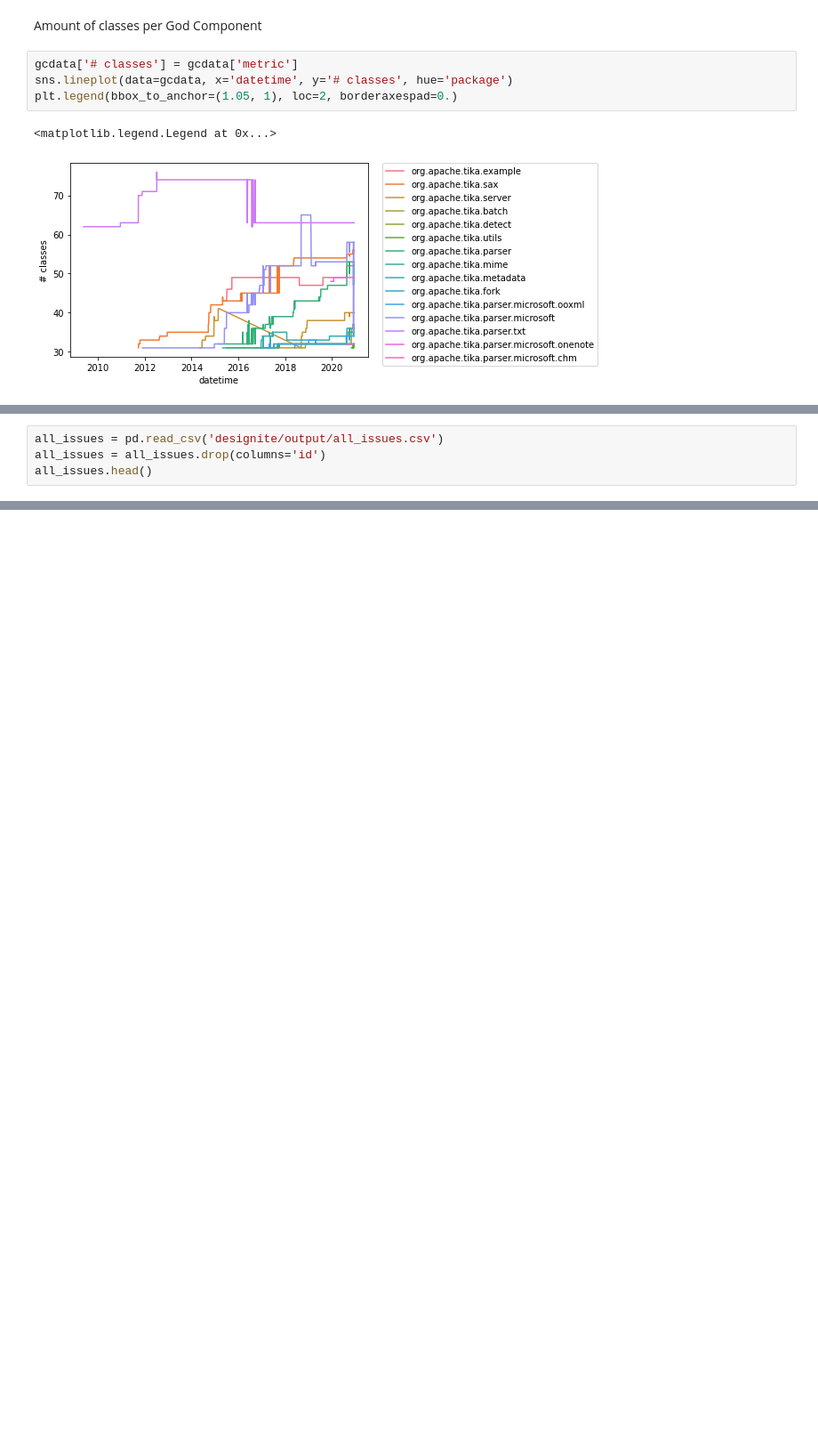
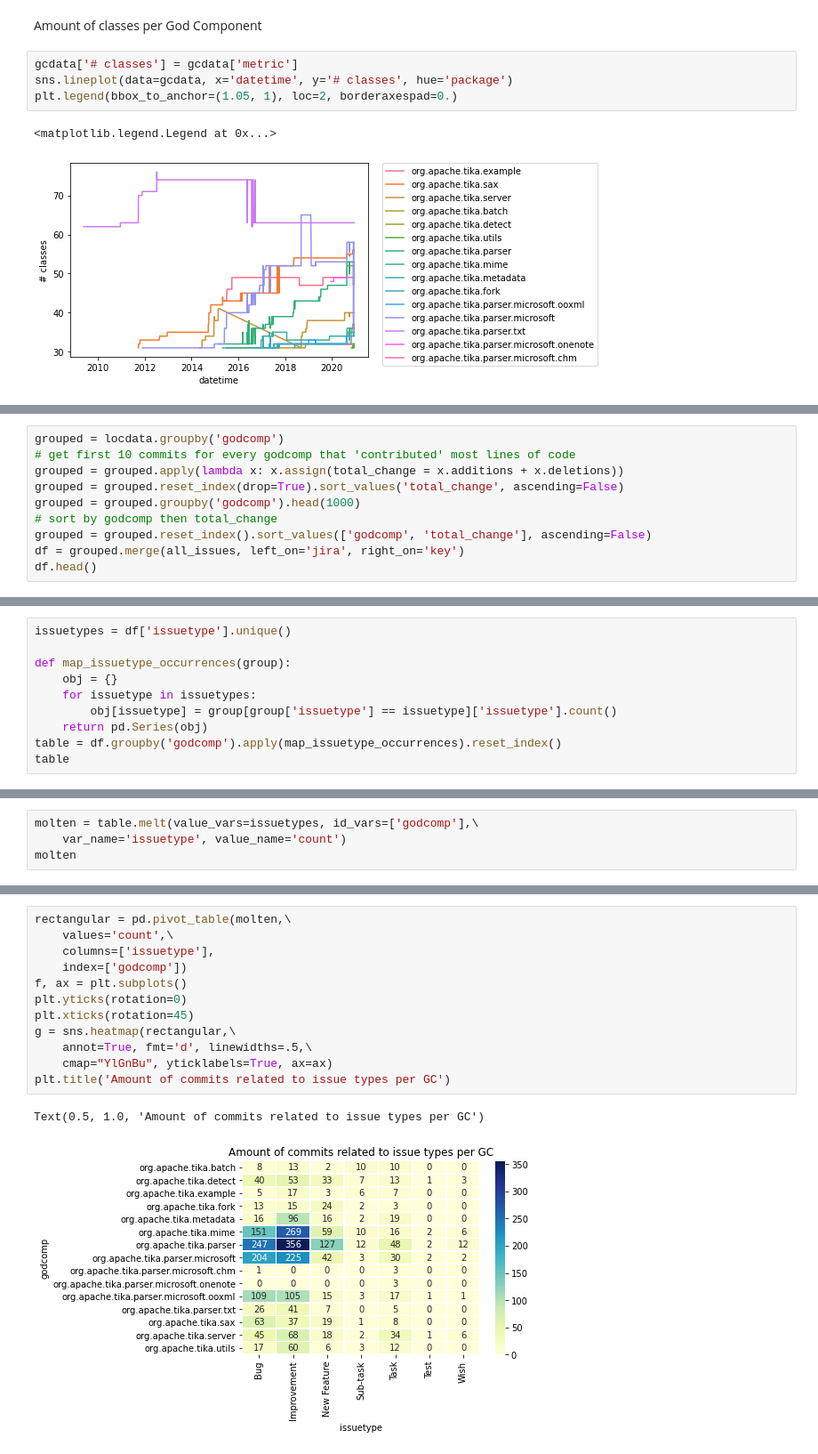
Before and after one commit to dunnkers/god-components, a Jupyter notebook: statistics.ipynb, the cells around one changed output, grey strips where cells are left out. Shown at 89% size. Saved outputs shown, nothing was run; the diff lists cells and outputs as text; blank space fills up the shorter version.

Commit message:
Investigate issue types per GC

```diff
--- a/statistics.ipynb
+++ b/statistics.ipynb
@@ -156,4 +164,0 @@ All relevant Jira issues were previously retrieved and stored in `jira.csv`, suc
-# %%
-all_issues = pd.read_csv('designite/output/all_issues.csv')
-all_issues = all_issues.drop(columns='id')
-all_issues.head()
@@ -177,0 +165,10 @@ issuedata.head()
+# %%
+grouped = locdata.groupby('godcomp')
+# get first 10 commits for every godcomp that 'contributed' most lines of code
+grouped = grouped.apply(lambda x: x.assign(total_change = x.additions + x.deletions))
+grouped = grouped.reset_index(drop=True).sort_values('total_change', ascending=False)
+grouped = grouped.groupby('godcomp').head(1000)
+# sort by godcomp then total_change
+grouped = grouped.reset_index().sort_values(['godcomp', 'total_change'], ascending=False)
+df = grouped.merge(all_issues, left_on='jira', right_on='key')
+df.head()
@@ -177,0 +183,10 @@ issuedata.head()
+# %%
+issuetypes = df['issuetype'].unique()
+
+def map_issuetype_occurrences(group):
+    obj = {}
+    for issuetype in issuetypes:
+        obj[issuetype] = group[group['issuetype'] == issuetype]['issuetype'].count()
+    return pd.Series(obj)
+table = df.groupby('godcomp').apply(map_issuetype_occurrences).reset_index()
+table
@@ -177,0 +210,4 @@ issuedata.head()
+# %%
+molten = table.melt(value_vars=issuetypes, id_vars=['godcomp'],\
+    var_name='issuetype', value_name='count')
+molten
@@ -177,0 +228,15 @@ issuedata.head()
+# %%
+rectangular = pd.pivot_table(molten,\
+    values='count',\
+    columns=['issuetype'],
+    index=['godcomp'])
+f, ax = plt.subplots()
+plt.yticks(rotation=0)
+plt.xticks(rotation=45)
+g = sns.heatmap(rectangular,\
+    annot=True, fmt='d', linewidths=.5,\
+    cmap="YlGnBu", yticklabels=True, ax=ax)
+plt.title('Amount of commits related to issue types per GC')
+# %% [output]
+Text(0.5, 1.0, 'Amount of commits related to issue types per GC')
+[figure, added]
```
Also changed, not shown: parts of 14 cells of this notebook.
